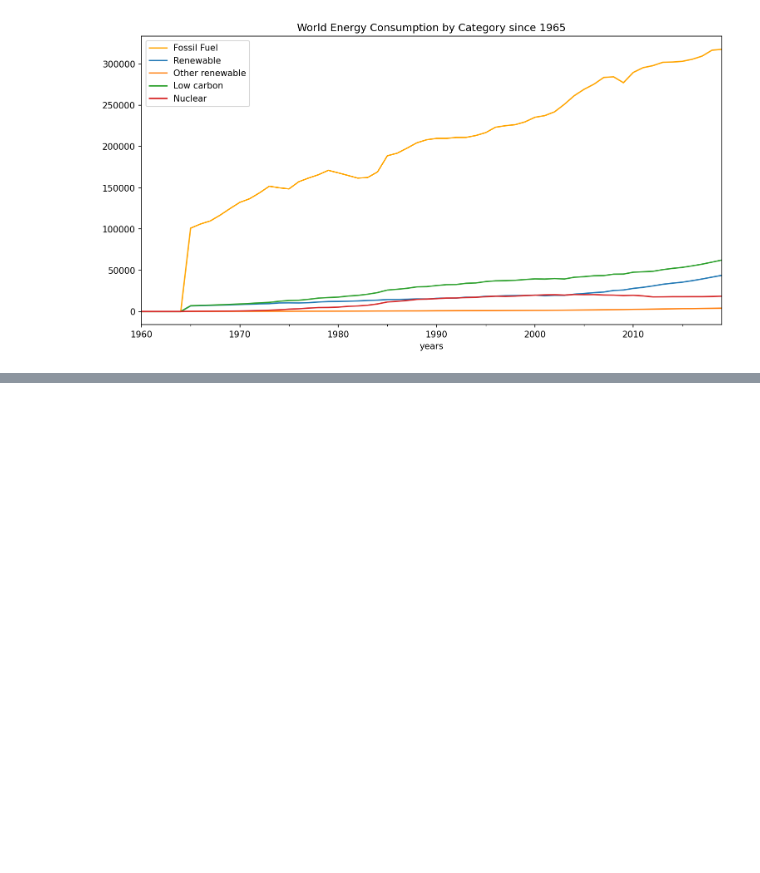
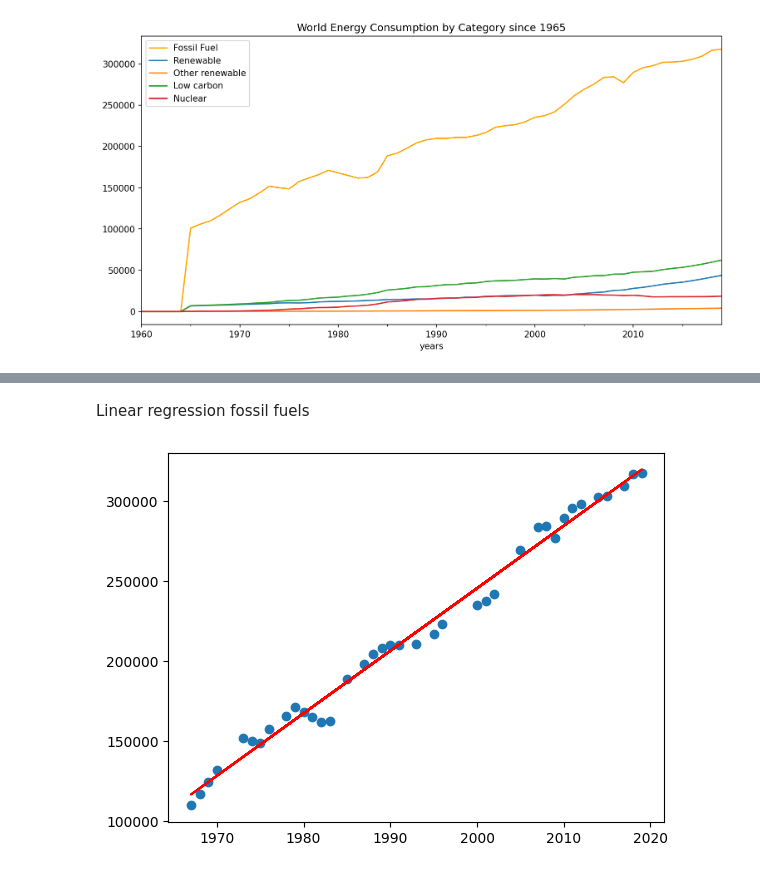
Before and after one commit to Brandon2589/DMPLearning2022, a Jupyter notebook: DMP_Learning2022_Brandon.ipynb, the cells around one changed output, grey strips where cells are left out. Cells and saved outputs as stored; diff of their text form; code cells hidden in the pictures; blank space fills up the shorter version.

```diff
--- a/DMP_Learning2022_Brandon.ipynb
+++ b/DMP_Learning2022_Brandon.ipynb
@@ -634,0 +545,7 @@ sns.regplot(x = "Hours", y = "Scores", data=data)
+# %%
+Energy_consumption_by_country_year_group_lr=Energy_consumption_by_country_year.groupby(['year']).sum().reset_index()
+Energy_consumption_by_country_year_group_lr.drop(Energy_consumption_by_country_year_group.tail(1).index,
+        inplace = True)
+# %%
+Energy_consumption_by_country_year_group_lr.drop(Energy_consumption_by_country_year_group_lr.head(65).index,
+        inplace = True)
@@ -634,0 +561,6 @@ sns.regplot(x = "Hours", y = "Scores", data=data)
+# %%
+# convert the cost column data type (float) into integer
+Energy_consumption_by_country_year_group_lr = Energy_consumption_by_country_year_group_lr.astype(int)
+
+# display data types
+print(Energy_consumption_by_country_year_group_lr.dtypes)
@@ -634,0 +584,49 @@ sns.regplot(x = "Hours", y = "Scores", data=data)
+# %% [markdown]
+Linear regression fossil fuels
+# %%
+# Import matplotlib and seaborn libraries to visualize the data
+import matplotlib.pyplot as plt
+import seaborn as sns
+import numpy as np
+# Using pairplot we'll visualize the data for correlation
+#sns.pairplot(df_china_energy_consumption, x_vars=['year'],
+#             y_vars='fossil_fuel_consumption', size=4, aspect=1, kind='scatter')
+#plt.show()
+
+# Creating X and y
+X = Energy_consumption_by_country_year_group_lr['year']
+y = Energy_consumption_by_country_year_group_lr['fossil_fuel_consumption']
+
+# Splitting the varaibles as training and testing
+from sklearn.model_selection import train_test_split
+X_train, X_test, y_train, y_test = train_test_split(X, y, train_size = 0.7,
+                                                    test_size = 0.3, random_state = 100)
+
+# Take a look at the train dataset
+X_train
+y_train
+
+
+# Importing Statsmodels.api library from Stamodel package
+import statsmodels.api as sm
+
+# Adding a constant to get an intercept
+X_train_sm = sm.add_constant(X_train)
+
+# Fitting the resgression line using 'OLS'
+lr = sm.OLS(y_train, X_train_sm.astype(int)).fit()
+
+# Printing the parameters
+lr.params
+
+
+# Performing a summary to list out all the different parameters of the regression line fitted
+lr.summary()
+
+# Visualizing the regression line
+# MUST view the lr.summary() to get the values to put in the plot below!!!!!
+plt.scatter(X_train, y_train)
+plt.plot(X_train, -7.571e+06 + 3908.26513*X_train, 'r')
+plt.show()
+# %% [output]
+[figure, added]
```
Also changed, not shown: parts of 29 cells of this notebook.
